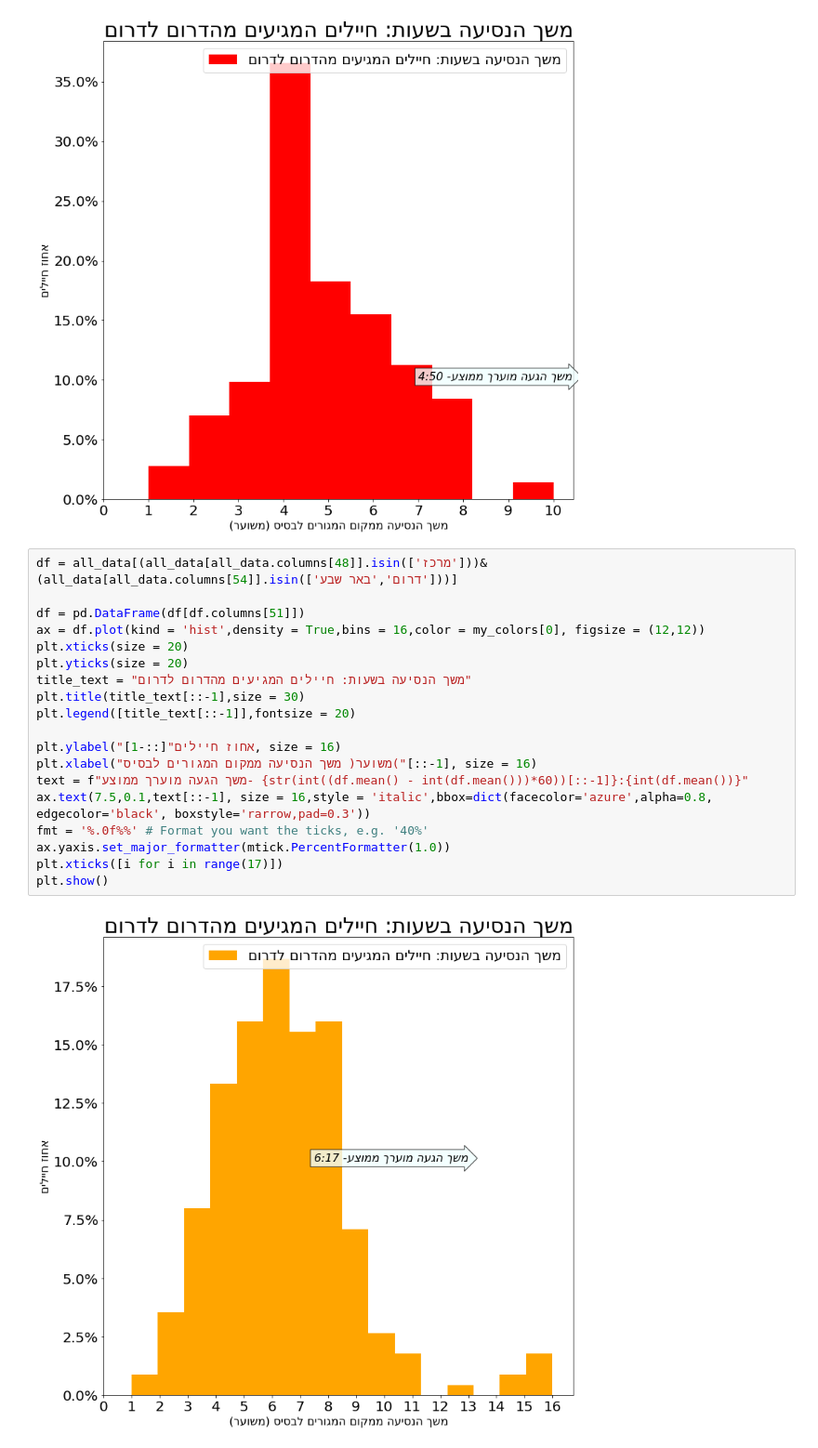
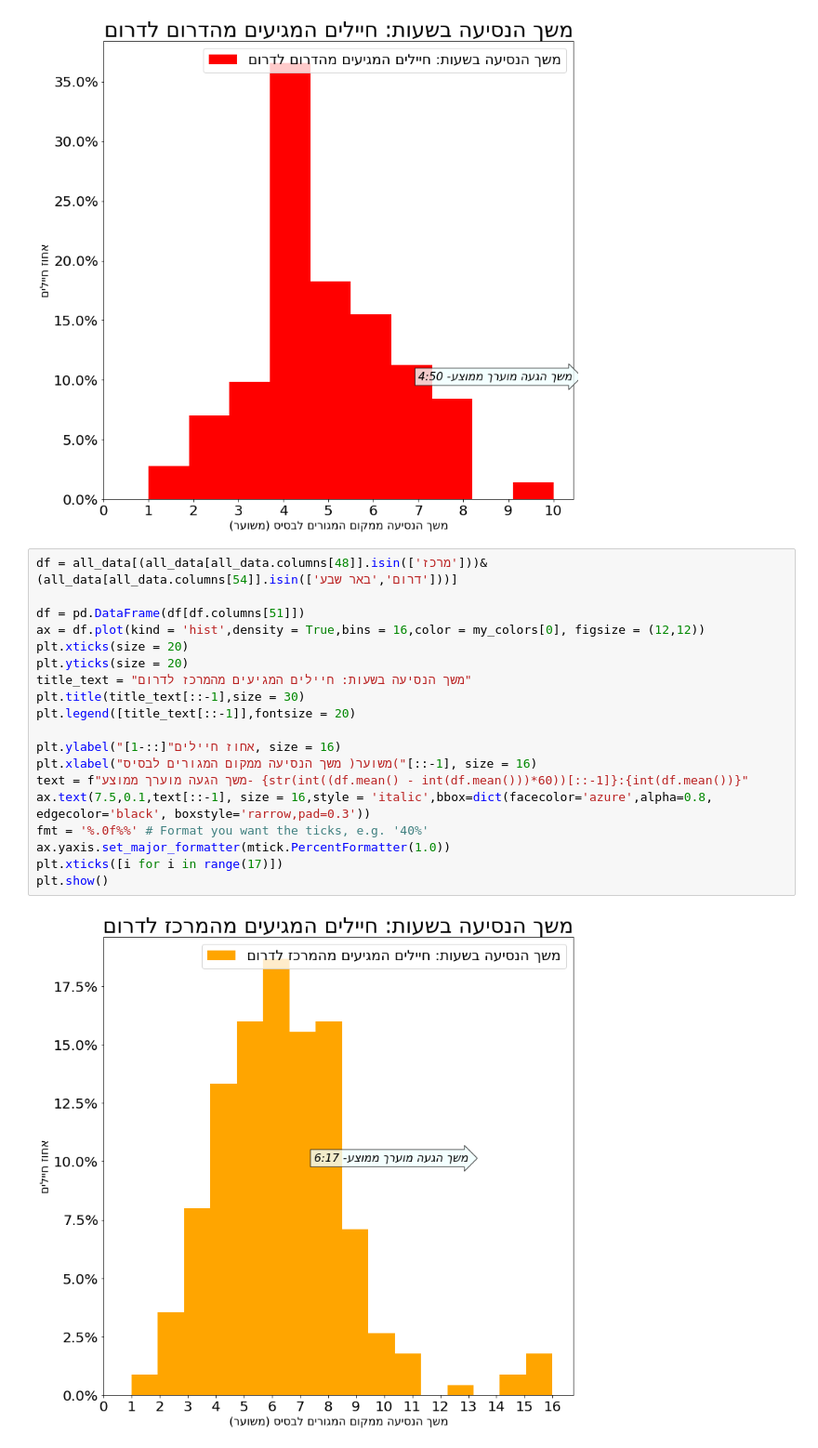
Before and after one commit to rabi320/Data-Analysis-IDF-Transportation, a Jupyter notebook: 261221.ipynb, the cells around one changed output. Shown at 93% size. Cells and saved outputs as stored; diff of their text form.

```diff
--- a/261221.ipynb
+++ b/261221.ipynb
@@ -292,21 +292,21 @@ plt.show()
 # %%
 df = all_data[(all_data[all_data.columns[48]].isin(['מרכז']))&(all_data[all_data.columns[54]].isin(['דרום','באר שבע']))]
 
 df = pd.DataFrame(df[df.columns[51]])
 ax = df.plot(kind = 'hist',density = True,bins = 16,color = my_colors[0], figsize = (12,12))
 plt.xticks(size = 20)
 plt.yticks(size = 20)
-title_text = "משך הנסיעה בשעות: חיילים המגיעים מהדרום לדרום"
+title_text = "משך הנסיעה בשעות: חיילים המגיעים מהמרכז לדרום"
 plt.title(title_text[::-1],size = 30)
 plt.legend([title_text[::-1]],fontsize = 20)
 
 plt.ylabel("אחוז חיילים"[::-1], size = 16)
 plt.xlabel("משך הנסיעה ממקום המגורים לבסיס )משוער("[::-1], size = 16)
 text = f"משך הגעה מוערך ממוצע- {str(int((df.mean() - int(df.mean()))*60))[::-1]}:{int(df.mean())}"
 ax.text(7.5,0.1,text[::-1], size = 16,style = 'italic',bbox=dict(facecolor='azure',alpha=0.8, edgecolor='black', boxstyle='rarrow,pad=0.3'))
 fmt = '%.0f%%' # Format you want the ticks, e.g. '40%'
 ax.yaxis.set_major_formatter(mtick.PercentFormatter(1.0))
 plt.xticks([i for i in range(17)])
 plt.show()
 # %% [output]
-[figure, old version]
+[figure, new version]
```
